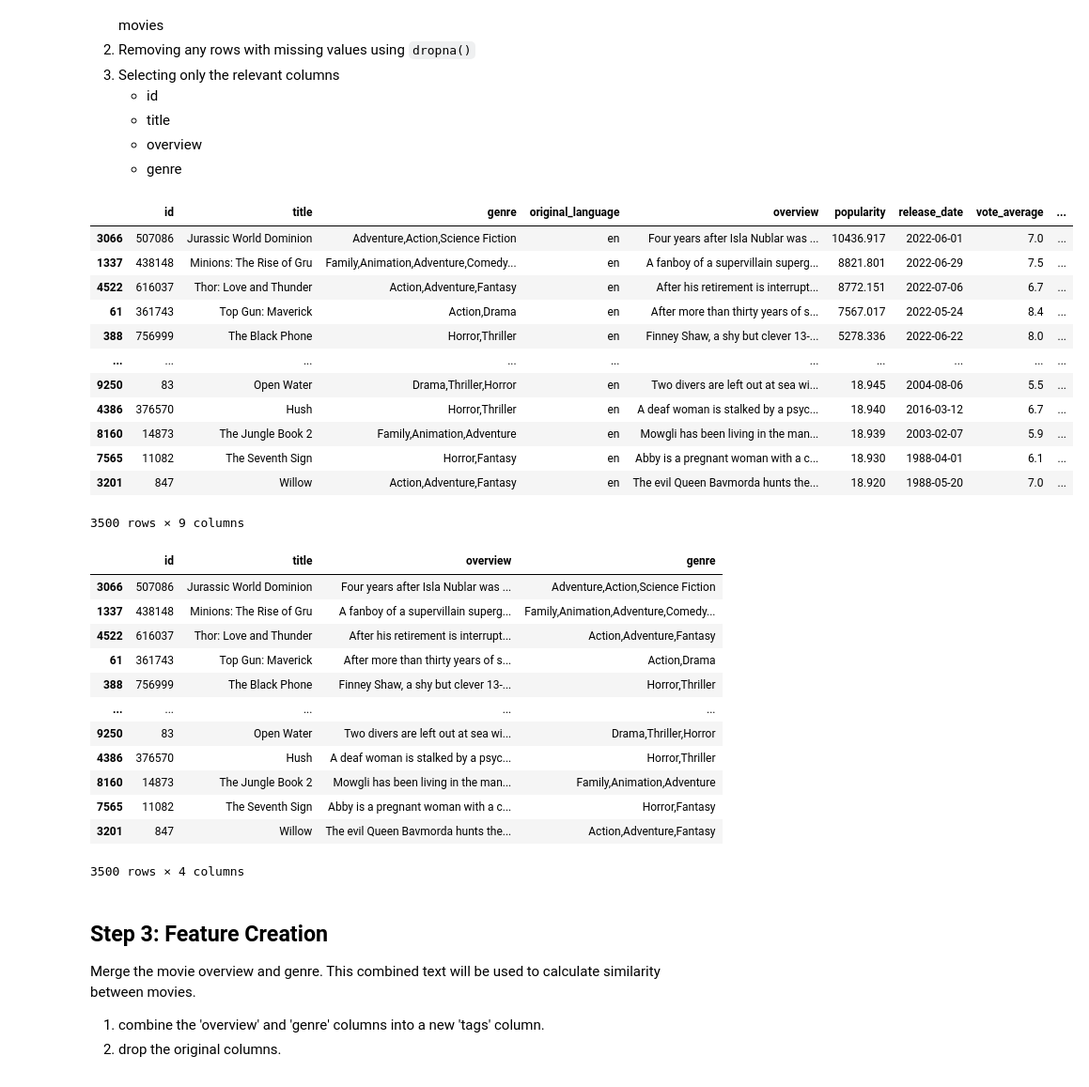
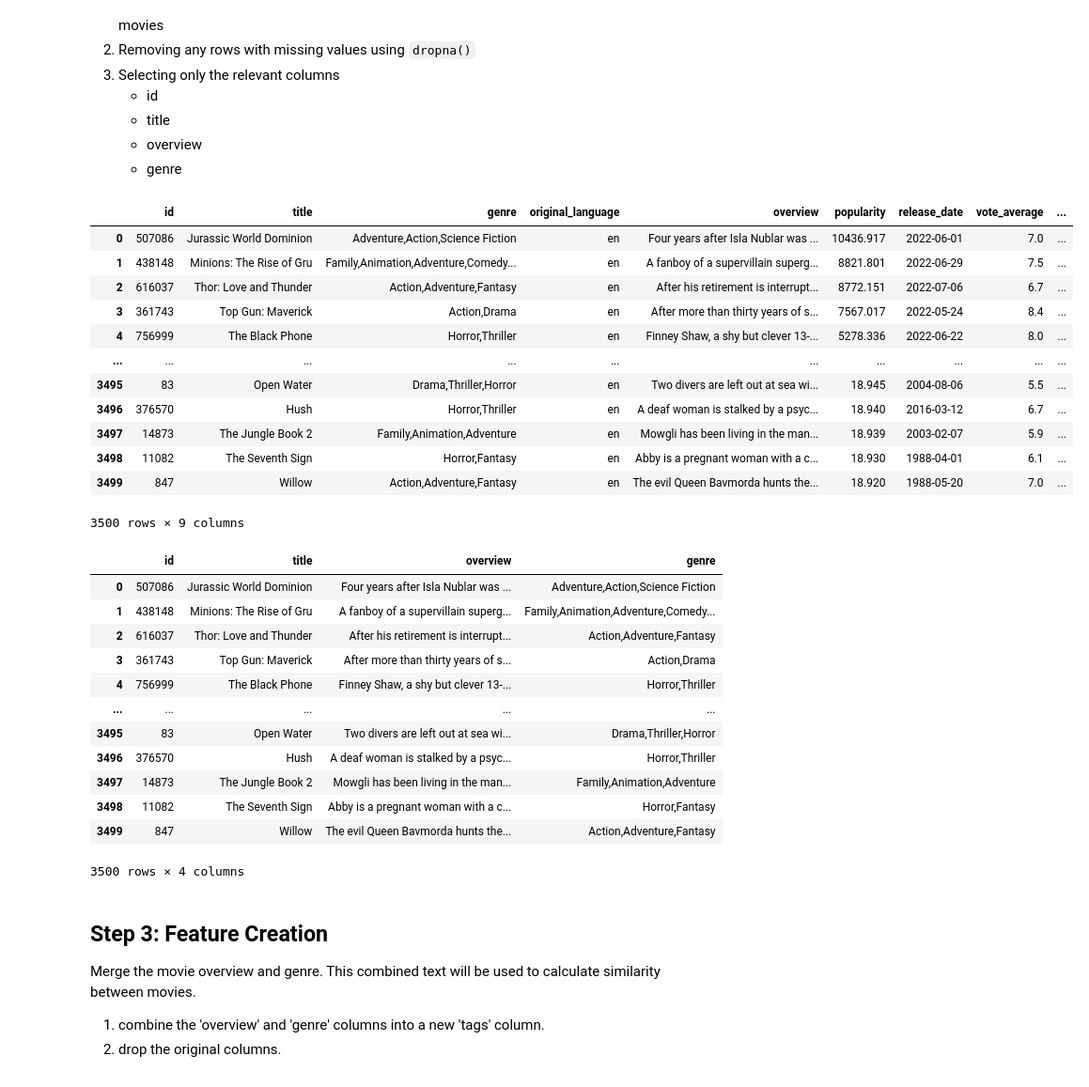
Before and after one commit to mmmudmi/movieRecommender, a Jupyter notebook: movieRecommender.ipynb, the cells around one changed output. Shown at 94% size. Drawn from its saved outputs; the diff is of its cells as text; code cells hidden in the pictures.

Commit message:
update index in movies.pkl

```diff
--- a/movieRecommender.ipynb
+++ b/movieRecommender.ipynb
@@ -66,21 +66,23 @@ Clean the dataset by:
 # %%
 # Sort most popular first
 df = df.sort_values(by='popularity', ascending=False)
 df = df.head(3500)
+# Reset index to start from 0
+df.index = range(0, len(df))
 df
 # %% [output]
 |  | id | title | genre | original_language | overview | popularity | release_date | vote_average | ... |
-| 3066 | 507086 | Jurassic World Dominion | Adventure,Action,Science Fiction | en | Four years after Isla Nublar was ... | 10436.917 | 2022-06-01 | 7.0 | ... |
-| 1337 | 438148 | Minions: The Rise of Gru | Family,Animation,Adventure,Comedy... | en | A fanboy of a supervillain superg... | 8821.801 | 2022-06-29 | 7.5 | ... |
-| 4522 | 616037 | Thor: Love and Thunder | Action,Adventure,Fantasy | en | After his retirement is interrupt... | 8772.151 | 2022-07-06 | 6.7 | ... |
-| 61 | 361743 | Top Gun: Maverick | Action,Drama | en | After more than thirty years of s... | 7567.017 | 2022-05-24 | 8.4 | ... |
-| 388 | 756999 | The Black Phone | Horror,Thriller | en | Finney Shaw, a shy but clever 13-... | 5278.336 | 2022-06-22 | 8.0 | ... |
+| 0 | 507086 | Jurassic World Dominion | Adventure,Action,Science Fiction | en | Four years after Isla Nublar was ... | 10436.917 | 2022-06-01 | 7.0 | ... |
+| 1 | 438148 | Minions: The Rise of Gru | Family,Animation,Adventure,Comedy... | en | A fanboy of a supervillain superg... | 8821.801 | 2022-06-29 | 7.5 | ... |
+| 2 | 616037 | Thor: Love and Thunder | Action,Adventure,Fantasy | en | After his retirement is interrupt... | 8772.151 | 2022-07-06 | 6.7 | ... |
+| 3 | 361743 | Top Gun: Maverick | Action,Drama | en | After more than thirty years of s... | 7567.017 | 2022-05-24 | 8.4 | ... |
+| 4 | 756999 | The Black Phone | Horror,Thriller | en | Finney Shaw, a shy but clever 13-... | 5278.336 | 2022-06-22 | 8.0 | ... |
 | ... | ... | ... | ... | ... | ... | ... | ... | ... | ... |
-| 9250 | 83 | Open Water | Drama,Thriller,Horror | en | Two divers are left out at sea wi... | 18.945 | 2004-08-06 | 5.5 | ... |
-| 4386 | 376570 | Hush | Horror,Thriller | en | A deaf woman is stalked by a psyc... | 18.940 | 2016-03-12 | 6.7 | ... |
-| 8160 | 14873 | The Jungle Book 2 | Family,Animation,Adventure | en | Mowgli has been living in the man... | 18.939 | 2003-02-07 | 5.9 | ... |
-| 7565 | 11082 | The Seventh Sign | Horror,Fantasy | en | Abby is a pregnant woman with a c... | 18.930 | 1988-04-01 | 6.1 | ... |
-| 3201 | 847 | Willow | Action,Adventure,Fantasy | en | The evil Queen Bavmorda hunts the... | 18.920 | 1988-05-20 | 7.0 | ... |
+| 3495 | 83 | Open Water | Drama,Thriller,Horror | en | Two divers are left out at sea wi... | 18.945 | 2004-08-06 | 5.5 | ... |
+| 3496 | 376570 | Hush | Horror,Thriller | en | A deaf woman is stalked by a psyc... | 18.940 | 2016-03-12 | 6.7 | ... |
+| 3497 | 14873 | The Jungle Book 2 | Family,Animation,Adventure | en | Mowgli has been living in the man... | 18.939 | 2003-02-07 | 5.9 | ... |
+| 3498 | 11082 | The Seventh Sign | Horror,Fantasy | en | Abby is a pregnant woman with a c... | 18.930 | 1988-04-01 | 6.1 | ... |
+| 3499 | 847 | Willow | Action,Adventure,Fantasy | en | The evil Queen Bavmorda hunts the... | 18.920 | 1988-05-20 | 7.0 | ... |
 3500 rows × 9 columns
 # %%
 df =df.dropna()
@@ -88,17 +90,17 @@ df=df[['id', 'title', 'overview', 'genre']]
 df
 # %% [output]
 |  | id | title | overview | genre |
-| 3066 | 507086 | Jurassic World Dominion | Four years after Isla Nublar was ... | Adventure,Action,Science Fiction |
-| 1337 | 438148 | Minions: The Rise of Gru | A fanboy of a supervillain superg... | Family,Animation,Adventure,Comedy... |
-| 4522 | 616037 | Thor: Love and Thunder | After his retirement is interrupt... | Action,Adventure,Fantasy |
-| 61 | 361743 | Top Gun: Maverick | After more than thirty years of s... | Action,Drama |
-| 388 | 756999 | The Black Phone | Finney Shaw, a shy but clever 13-... | Horror,Thriller |
+| 0 | 507086 | Jurassic World Dominion | Four years after Isla Nublar was ... | Adventure,Action,Science Fiction |
+| 1 | 438148 | Minions: The Rise of Gru | A fanboy of a supervillain superg... | Family,Animation,Adventure,Comedy... |
+| 2 | 616037 | Thor: Love and Thunder | After his retirement is interrupt... | Action,Adventure,Fantasy |
+| 3 | 361743 | Top Gun: Maverick | After more than thirty years of s... | Action,Drama |
+| 4 | 756999 | The Black Phone | Finney Shaw, a shy but clever 13-... | Horror,Thriller |
 | ... | ... | ... | ... | ... |
-| 9250 | 83 | Open Water | Two divers are left out at sea wi... | Drama,Thriller,Horror |
-| 4386 | 376570 | Hush | A deaf woman is stalked by a psyc... | Horror,Thriller |
-| 8160 | 14873 | The Jungle Book 2 | Mowgli has been living in the man... | Family,Animation,Adventure |
-| 7565 | 11082 | The Seventh Sign | Abby is a pregnant woman with a c... | Horror,Fantasy |
-| 3201 | 847 | Willow | The evil Queen Bavmorda hunts the... | Action,Adventure,Fantasy |
+| 3495 | 83 | Open Water | Two divers are left out at sea wi... | Drama,Thriller,Horror |
+| 3496 | 376570 | Hush | A deaf woman is stalked by a psyc... | Horror,Thriller |
+| 3497 | 14873 | The Jungle Book 2 | Mowgli has been living in the man... | Family,Animation,Adventure |
+| 3498 | 11082 | The Seventh Sign | Abby is a pregnant woman with a c... | Horror,Fantasy |
+| 3499 | 847 | Willow | The evil Queen Bavmorda hunts the... | Action,Adventure,Fantasy |
 3500 rows × 4 columns
 # %% [markdown]
 ## Step 3: Feature Creation
```
Also changed, not shown: parts of 4 cells of this notebook, 1 other file.
